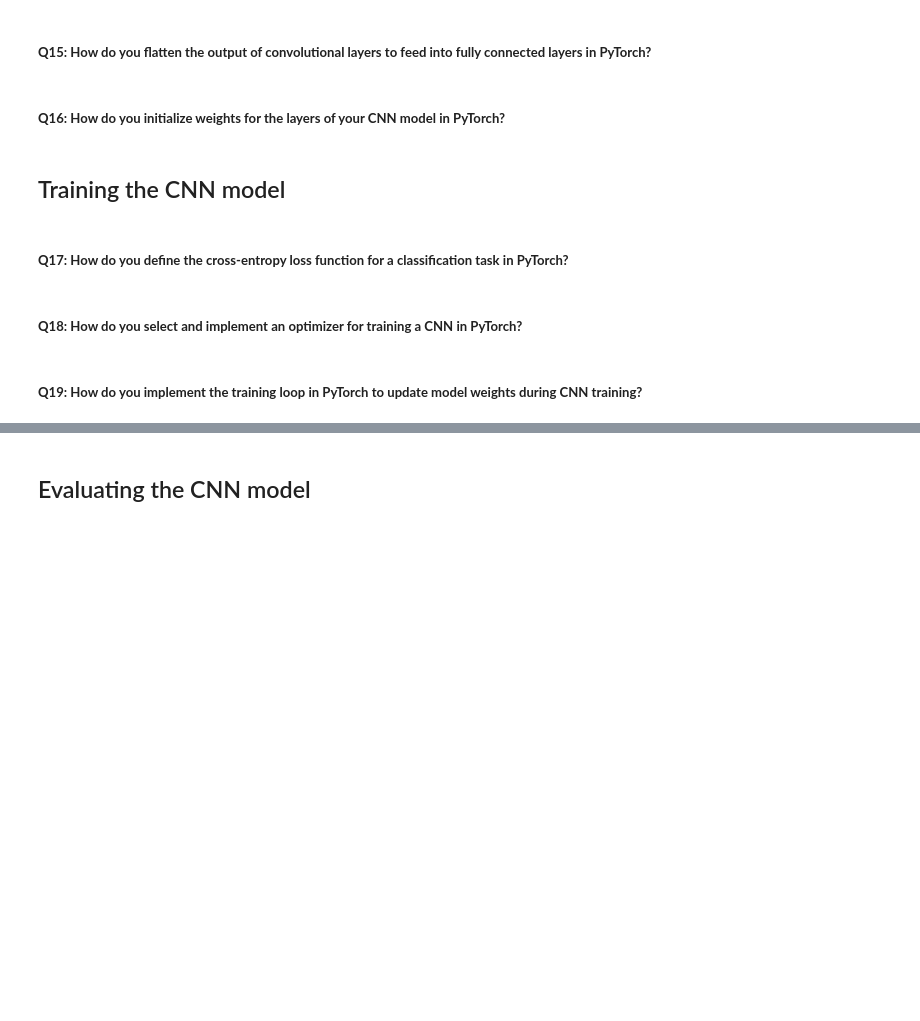
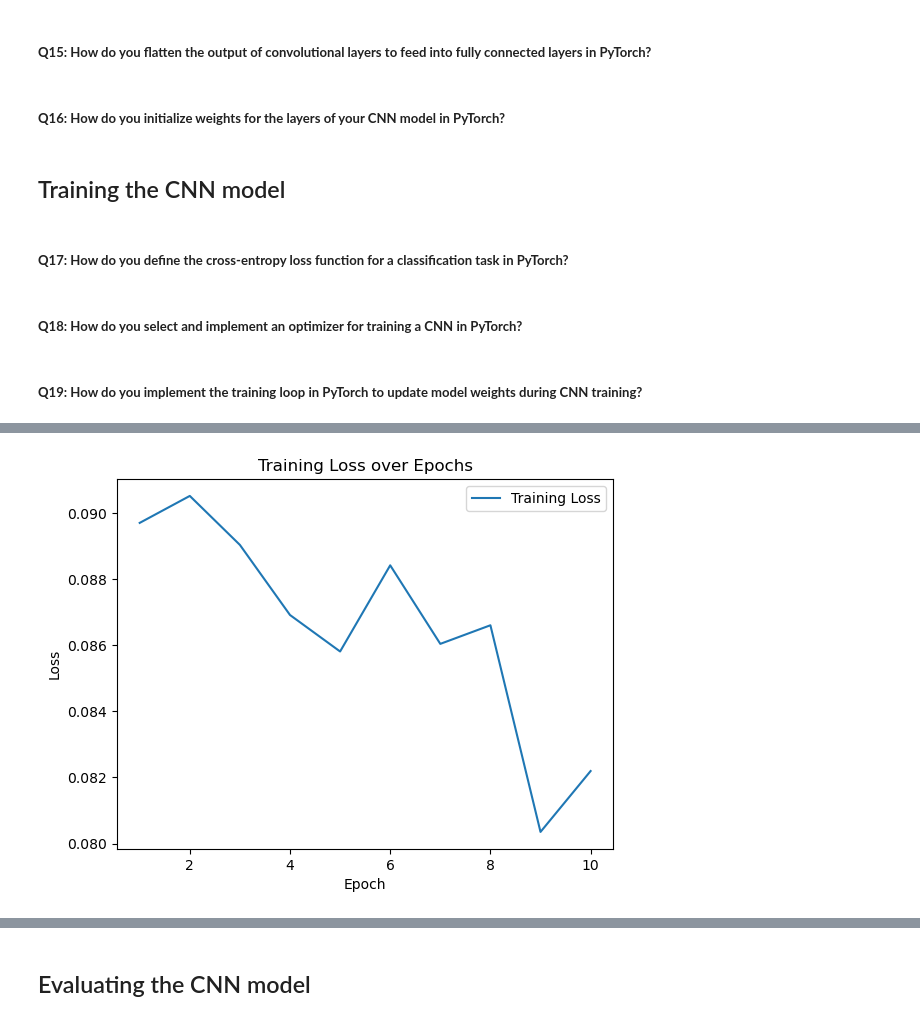
Before and after one commit to fellmir/pyTorchBasis, a Jupyter notebook: 01-intermediate-projects/07_cnn_basics.ipynb, the cells around one changed output, grey strips where cells are left out. Saved outputs shown, nothing was run; the diff lists cells and outputs as text; code cells hidden in the pictures; blank space fills up the shorter version.

```diff
--- a/01-intermediate-projects/07_cnn_basics.ipynb
+++ b/01-intermediate-projects/07_cnn_basics.ipynb
@@ -357,4 +473,37 @@ Files already downloaded and verified
 # %% [markdown]
 ##### **Q18: How do you select and implement an optimizer for training a CNN in PyTorch?**
+# %%
+optimizer = optim.Adam(model.parameters(), lr=0.001)
 # %% [markdown]
 ##### **Q19: How do you implement the training loop in PyTorch to update model weights during CNN training?**
+# %%
+num_epochs = 10  # Number of epochs to train the model
+
+for epoch in range(num_epochs):  # Loop over the dataset multiple times
+    running_loss = 0.0
+    for i, data in enumerate(train_loader, 0):
+        # Get the inputs; data is a list of [inputs, labels]
+        inputs, labels = data
+
+        # Zero the parameter gradients
+        optimizer.zero_grad()
+
+        # Forward pass
+        outputs = model(inputs)
+
+        # Compute loss
+        loss = criterion(outputs, labels)
+
+        # Backward pass
+        loss.backward()
+
+        # Update weights
+        optimizer.step()
+
+        # Print statistics
+        running_loss += loss.item()
+        if i % 100 == 99:  # Print every 100 mini-batches
+            print(f'[Epoch {epoch + 1}, Mini-batch {i + 1}] loss: {running_loss / 100:.3f}')
+            running_loss = 0.0
+
+print('Finished Training')
@@ -362,0 +590,14 @@ Files already downloaded and verified
+# %%
+# Visualize the training loss and accuracy
+import matplotlib.pyplot as plt
+
+# Plot training loss over epochs
+plt.figure()
+plt.plot(range(1, num_epochs + 1), train_losses, label='Training Loss')
+plt.title('Training Loss over Epochs')
+plt.xlabel('Epoch')
+plt.ylabel('Loss')
+plt.legend()
+plt.show()
+# %% [output]
+[figure, added]
```
Also changed, not shown: parts of 54 cells of this notebook.
